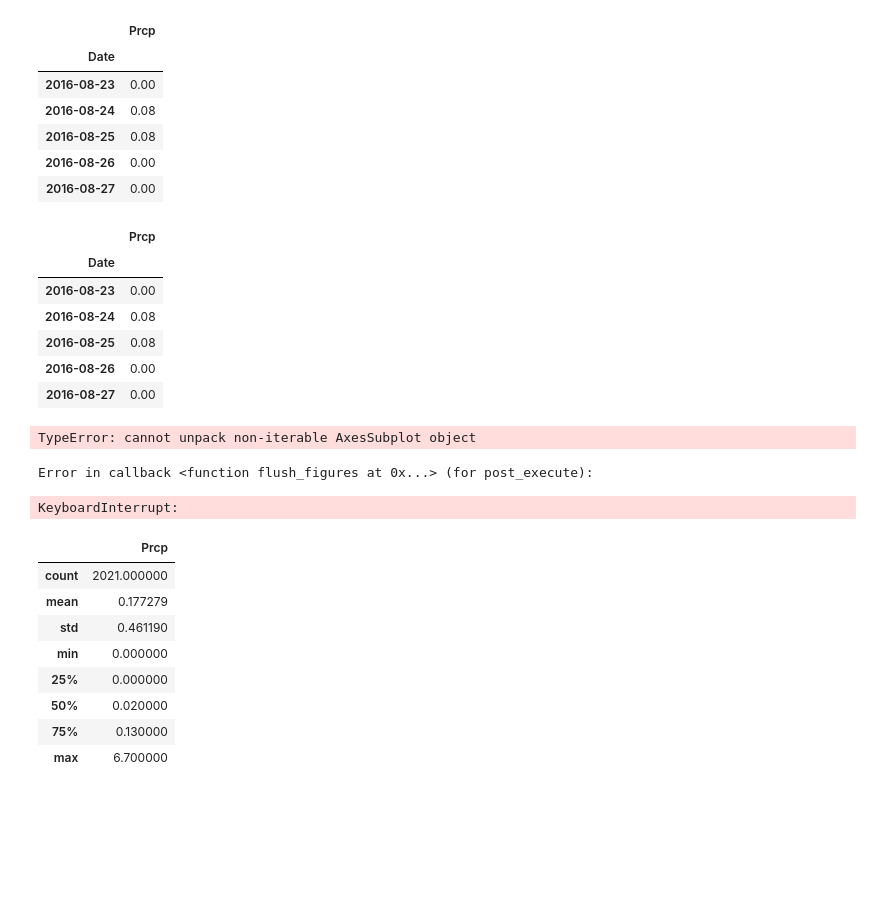
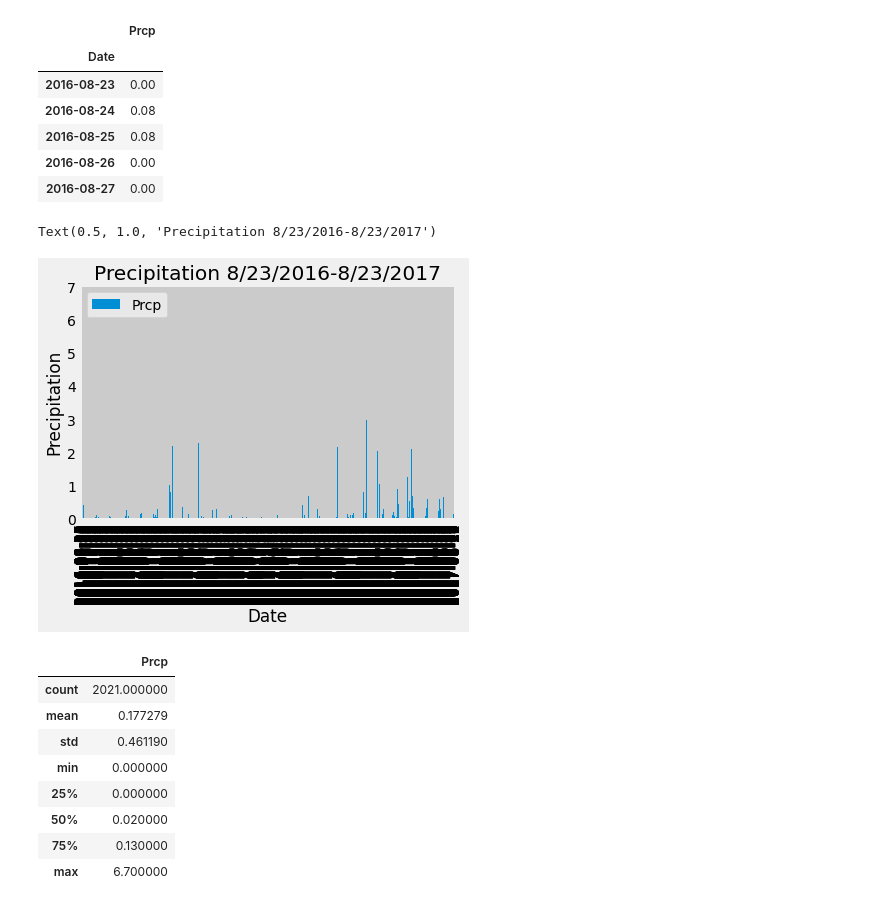
Before and after one commit to teresaflicek/sqlalchemy-challenge, a Jupyter notebook: climate_starter.ipynb, the cells around one changed output. Cells and saved outputs as stored; diff of their text form; code cells hidden in the pictures; blank space fills up the shorter version.

```diff
--- a/climate_starter.ipynb
+++ b/climate_starter.ipynb
@@ -96,35 +96,23 @@ prcp_df.head()
 | 2016-08-26 | 0.00 |
 | 2016-08-27 | 0.00 |
 # %%
-# Sort the dataframe by date
-prcp_df.sort_values(['Date'])
+#set index
+# prcp_df.set_index('Date', inplace=True)
 
-#display dataframe
-prcp_df.head()
+
+# # Sort the dataframe by date
+# #prcp_df.sort_index()
+
+# # #display dataframe
+# prcp_df.head()
-# %% [output]
-|  | Prcp |
-| Date |  |
-| 2016-08-23 | 0.00 |
-| 2016-08-24 | 0.08 |
-| 2016-08-25 | 0.08 |
-| 2016-08-26 | 0.00 |
-| 2016-08-27 | 0.00 |
 # %%
 # Use Pandas Plotting with Matplotlib to plot the data
-
-
-
-
-fig, ax = prcp_df.plot.bar()
-ax.set_xlabel("Date")
+ax = prcp_df.plot.bar()
 ax.set_ylabel("Precipitation")
 ax.set_title("Precipitation 8/23/2016-8/23/2017")
-fig.tight_layout()
-plt.show()
 # %% [output]
-TypeError: cannot unpack non-iterable AxesSubplot object
+Text(0.5, 1.0, 'Precipitation 8/23/2016-8/23/2017')
-Error in callback <function flush_figures at 0x...> (for post_execute):
-KeyboardInterrupt:
+[figure, added]
 # %%
 # Use Pandas to calcualte the summary statistics for the precipitation data
 #summary statistics
```
Also changed, not shown: parts of 2 cells of this notebook, 1 other file.
